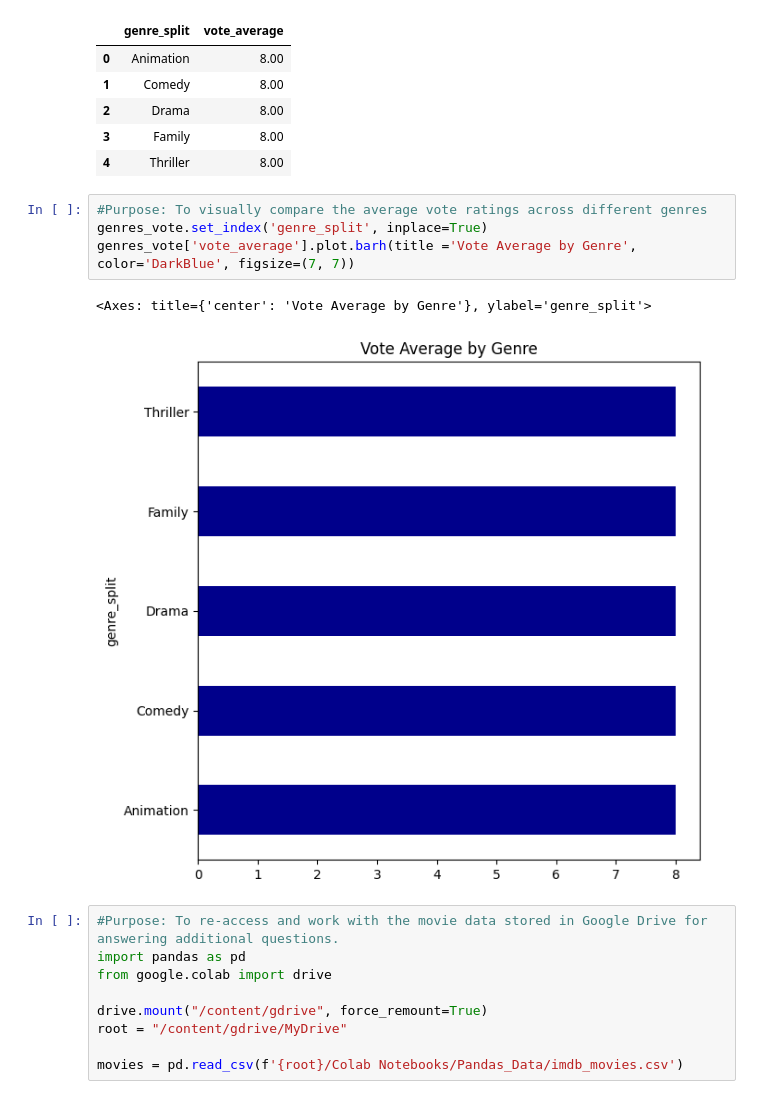
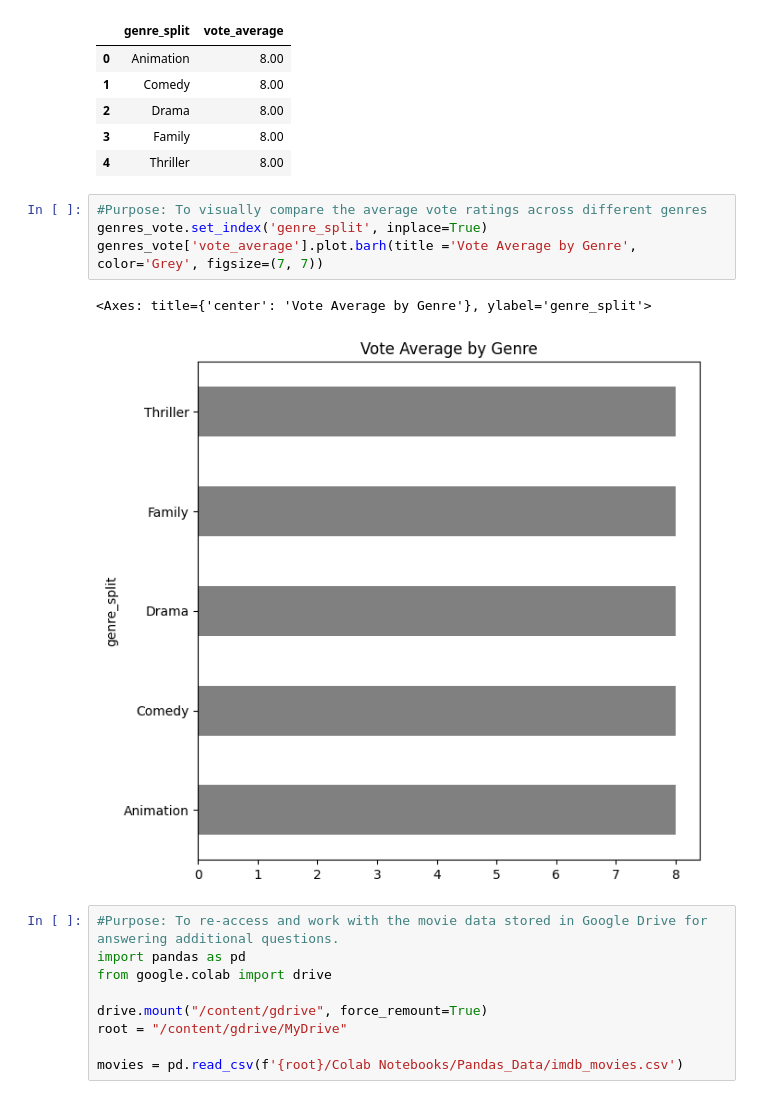
Before and after one commit to Martamm13/Pandas-projects, a Jupyter notebook: Movie-Genres-Data-Analysis-Project/Movie_Genres_Data_Analysis_Project.ipynb, the cells around one changed output. Drawn from its saved outputs; the diff is of its cells as text.

Commit message:
Update graph

```diff
--- a/Movie-Genres-Data-Analysis-Project/Movie_Genres_Data_Analysis_Project.ipynb
+++ b/Movie-Genres-Data-Analysis-Project/Movie_Genres_Data_Analysis_Project.ipynb
@@ -528,10 +528,10 @@ genres_vote
 # %%
 #Purpose: To visually compare the average vote ratings across different genres
 genres_vote.set_index('genre_split', inplace=True)
-genres_vote['vote_average'].plot.barh(title ='Vote Average by Genre', color='DarkBlue', figsize=(7, 7))
+genres_vote['vote_average'].plot.barh(title ='Vote Average by Genre', color='Grey', figsize=(7, 7))
 # %% [output]
 <Axes: title={'center': 'Vote Average by Genre'}, ylabel='genre_split'>
-[figure, old version]
+[figure, new version]
 # %%
 #Purpose: To re-access and work with the movie data stored in Google Drive for answering additional questions.
 import pandas as pd
```
